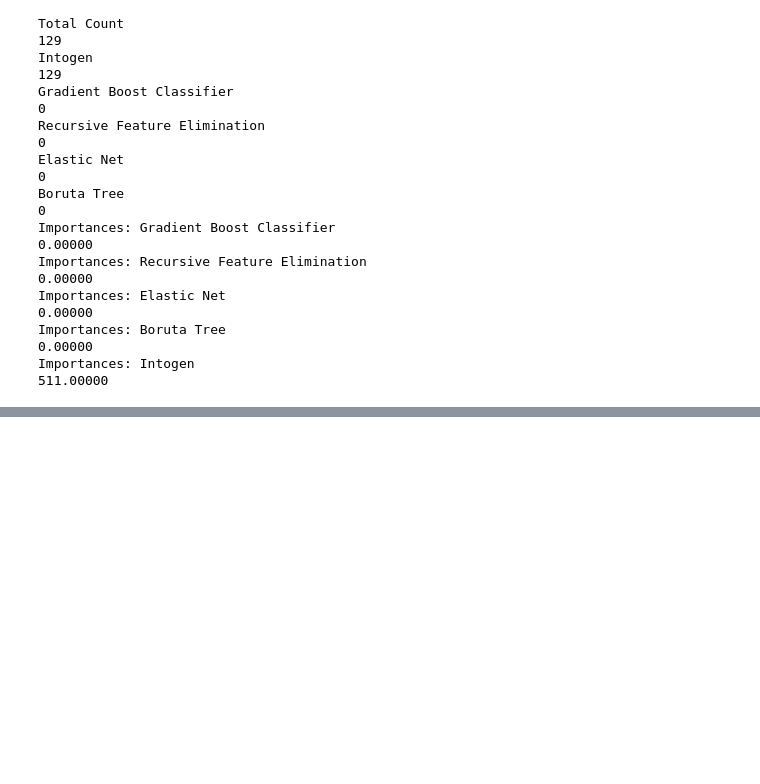
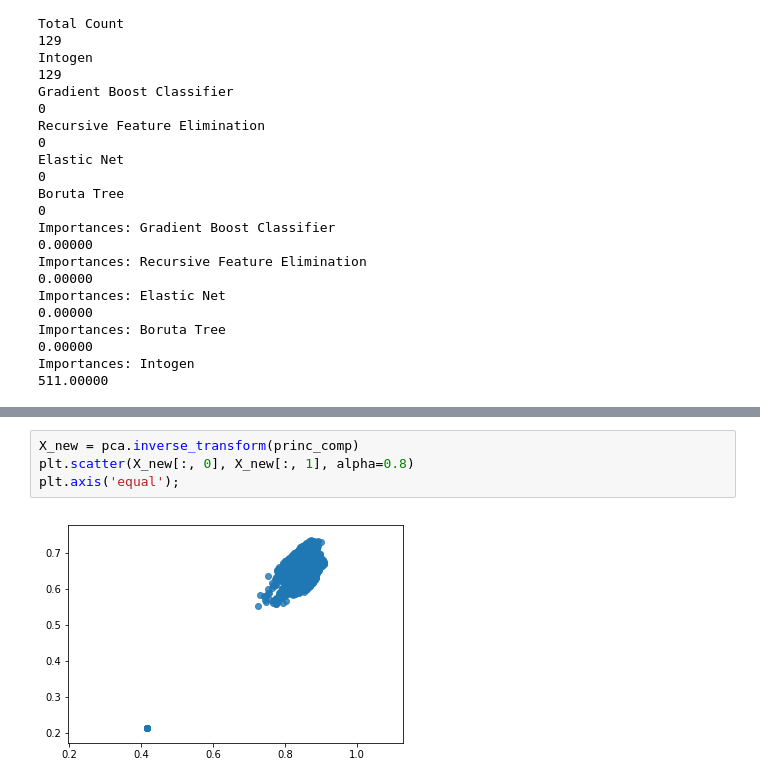
Before and after one commit to mikesamir/oncological_gene_expression_analysis, a Jupyter notebook: Lu/2_Model_Evaluation_Testing_Lu.ipynb, the cells around one changed output, grey strips where cells are left out. Drawn from its saved outputs; the diff is of its cells as text; blank space fills up the shorter version.

```diff
--- a/Lu/2_Model_Evaluation_Testing_Lu.ipynb
+++ b/Lu/2_Model_Evaluation_Testing_Lu.ipynb
@@ -162,0 +321,6 @@ Importances: Intogen
+# %%
+X_new = pca.inverse_transform(princ_comp)
+plt.scatter(X_new[:, 0], X_new[:, 1], alpha=0.8)
+plt.axis('equal');
+# %% [output]
+[figure, added]
```
Also changed, not shown: parts of 36 cells of this notebook, 1 other file.
